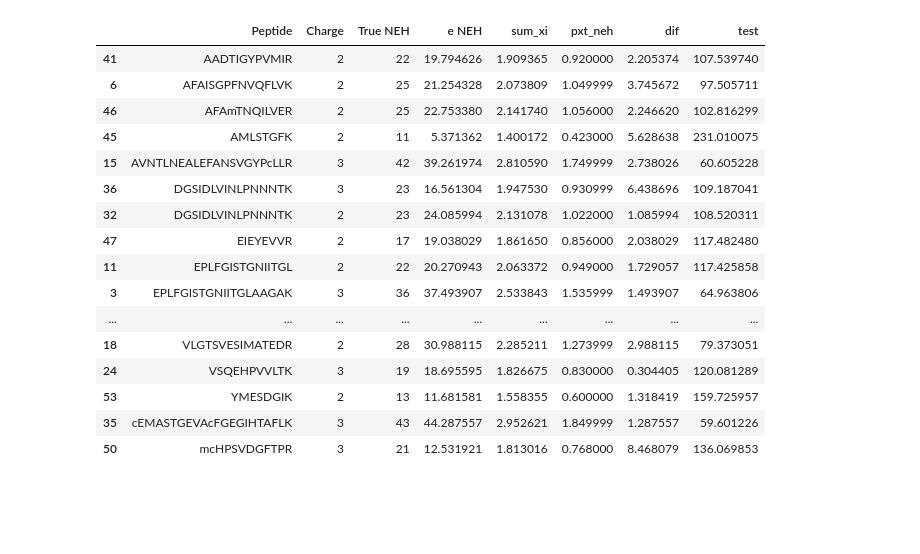
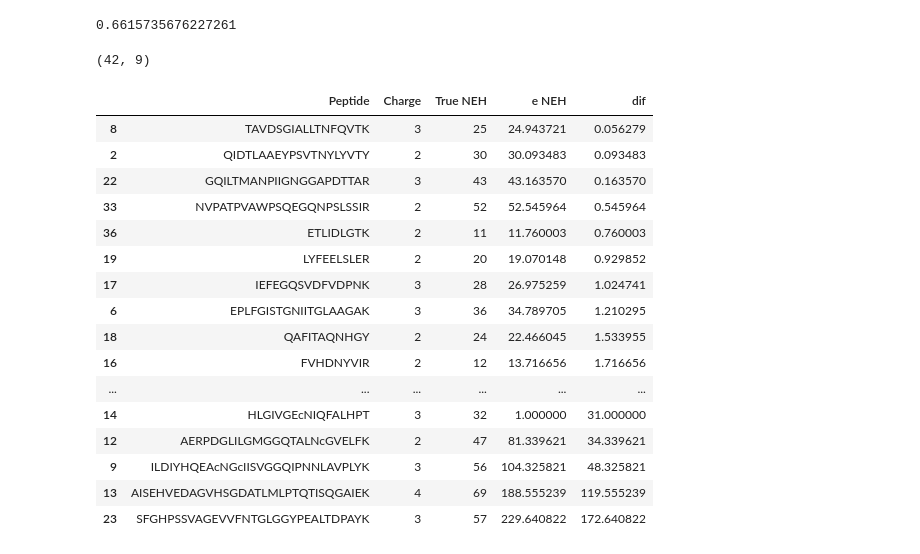
Before and after one commit to henockmamo54/neh_pxt_exp, a Jupyter notebook: nnls_perpeptied/x2_x1.ipynb, the cells around one changed output. Saved outputs shown, nothing was run; the diff lists cells and outputs as text; code cells hidden in the pictures; blank space fills up the shorter version.

Commit message:
AA values computed fron estimated neh

```diff
--- a/nnls_perpeptied/x2_x1.ipynb
+++ b/nnls_perpeptied/x2_x1.ipynb
@@ -3,8 +3,8 @@ import numpy as np
 import pandas as pd
 from scipy.optimize import nnls
 # %%
-path="C:/Workplace/C++/d2ome_v2/v2/v2/bin/Debug/proportion_pxt_neh/"
-time=31
+path="C:/Workplace/C++/d2ome_v2/v2/v2/bin/Debug/"#proportion_pxt_neh/"
+time=6
 pw=0.046
 # %%
 data=pd.read_csv(path+"__CPSM_MOUSE.csv")
@@ -24,15 +25,33 @@ for pep_index in range(data.shape[0]):
     exp_0=list(data.loc[pep_index,["mo","m1","m2","m3","m4","m5"]])
     b=list(data.loc[pep_index,["io","i1","i2","i3","i4","i5"]])#exp_t
 
+#     if (data.loc[pep_index,"Peptied"]!="IEFEGQSVDFVDPNK"):
+#         continue
+
     A=[]
     for i in range(6):
         A.append(([0]*i)+exp_0[:6-i])
     A=np.array(A).transpose()
 #     x=np.matmul( np.linalg.inv ( np.matmul(A.transpose(),A)) , np.matmul(A.transpose(),b)  )
-    x=list(nnls(A,b)[0])
+    x,residual=nnls(A,b)
+
+#     ypred=[np.dot(A[i],x) for i in range(A.shape[0])]
+#     residual=sum([ abs(b[i]-y) for index,y in enumerate(ypred)])
+
+    ypred=[np.dot(A[i],x) for i in range(A.shape[0])]
+    sigma=sum([ (b[i]-y)**2 for index,y in enumerate(ypred)])/(len(ypred)-1)
+    cov=((sigma)*np.linalg.inv(np.matmul(A.transpose(),A)))
+    var=[cov[x][x] for x in range(6)]
+
+    print("\n",data.loc[pep_index,"Peptied"],data.loc[pep_index,"charge"],"\n",np.corrcoef(x,exp_0)[1][0])
 
     neh= (x[2]/x[1])*2* ((1-pw)/pw) +1
-    xm=sum([(index+1)*val / sum(x) for index,val in enumerate(x)])
+    xm=sum([(index)*val / sum(x) for index,val in enumerate(x)])
     res.append([data.loc[pep_index,"Peptied"],data.loc[pep_index,"charge"],data.loc[pep_index,"NEH"],neh,xm,
-               data.loc[pep_index,"e_NEH"]*data.loc[pep_index,"e_pxt"]])
+               data.loc[pep_index,"e_NEH"]*data.loc[pep_index,"e_pxt"],residual])
+
+    r=x[1]/x[2]
+    c=data.loc[pep_index,"e_NEH"]*data.loc[pep_index,"e_pxt"]  #0.0610440961749121
+    t_pw= (r*c-2)/ (r-2)
+    print(pw,neh,pw*neh,"\t",c,"\t",t_pw,c/t_pw)
 #     print(data.loc[pep_index,"Peptied"],x,end="\n\n")
@@ -39,25 +76,33 @@ for pep_index in range(data.shape[0]):
+# %%
+sum([(index)* (val / sum(x)) for index,val in enumerate(x)])
+# %% [output]
+0.6615735676227261
 # %%
 res=pd.DataFrame(res)
-res.columns=["Peptide","Charge","True NEH","e NEH","sum_xi","pxt_neh"]
+res.columns=["Peptide","Charge","True NEH","e NEH","sum_xi","pxt_neh","residual"]
 res["dif"]=abs(res["True NEH"]- res["e NEH"])
+# res["test"]=100*abs(res["sum_xi"]-res["pxt_neh"])/res["pxt_neh"]
 res["test"]=100*abs(res["sum_xi"]-res["pxt_neh"])/res["pxt_neh"]
-res=res.sort_values(by="Peptide")
-res
+
+res=res.sort_values(by="dif")
+print(res.shape)
+res[["Peptide","Charge","True NEH","e NEH","dif"]].head(50)
 # %% [output]
+(42, 9)
-|  | Peptide | Charge | True NEH | e NEH | sum_xi | pxt_neh | dif | test |
-| 41 | AADTIGYPVMIR | 2 | 22 | 19.794626 | 1.909365 | 0.920000 | 2.205374 | 107.539740 |
-| 6 | AFAISGPFNVQFLVK | 2 | 25 | 21.254328 | 2.073809 | 1.049999 | 3.745672 | 97.505711 |
-| 46 | AFAmTNQILVER | 2 | 25 | 22.753380 | 2.141740 | 1.056000 | 2.246620 | 102.816299 |
-| 45 | AMLSTGFK | 2 | 11 | 5.371362 | 1.400172 | 0.423000 | 5.628638 | 231.010075 |
-| 15 | AVNTLNEALEFANSVGYPcLLR | 3 | 42 | 39.261974 | 2.810590 | 1.749999 | 2.738026 | 60.605228 |
-| 36 | DGSIDLVINLPNNNTK | 3 | 23 | 16.561304 | 1.947530 | 0.930999 | 6.438696 | 109.187041 |
-| 32 | DGSIDLVINLPNNNTK | 2 | 23 | 24.085994 | 2.131078 | 1.022000 | 1.085994 | 108.520311 |
-| 47 | EIEYEVVR | 2 | 17 | 19.038029 | 1.861650 | 0.856000 | 2.038029 | 117.482480 |
-| 11 | EPLFGISTGNIITGL | 2 | 22 | 20.270943 | 2.063372 | 0.949000 | 1.729057 | 117.425858 |
-| 3 | EPLFGISTGNIITGLAAGAK | 3 | 36 | 37.493907 | 2.533843 | 1.535999 | 1.493907 | 64.963806 |
-| ... | ... | ... | ... | ... | ... | ... | ... | ... |
-| 18 | VLGTSVESIMATEDR | 2 | 28 | 30.988115 | 2.285211 | 1.273999 | 2.988115 | 79.373051 |
-| 24 | VSQEHPVVLTK | 3 | 19 | 18.695595 | 1.826675 | 0.830000 | 0.304405 | 120.081289 |
-| 53 | YMESDGIK | 2 | 13 | 11.681581 | 1.558355 | 0.600000 | 1.318419 | 159.725957 |
-| 35 | cEMASTGEVAcFGEGIHTAFLK | 3 | 43 | 44.287557 | 2.952621 | 1.849999 | 1.287557 | 59.601226 |
-| 50 | mcHPSVDGFTPR | 3 | 21 | 12.531921 | 1.813016 | 0.768000 | 8.468079 | 136.069853 |
+|  | Peptide | Charge | True NEH | e NEH | dif |
+| 8 | TAVDSGIALLTNFQVTK | 3 | 25 | 24.943721 | 0.056279 |
+| 2 | QIDTLAAEYPSVTNYLYVTY | 2 | 30 | 30.093483 | 0.093483 |
+| 22 | GQILTMANPIIGNGGAPDTTAR | 3 | 43 | 43.163570 | 0.163570 |
+| 33 | NVPATPVAWPSQEGQNPSLSSIR | 2 | 52 | 52.545964 | 0.545964 |
+| 36 | ETLIDLGTK | 2 | 11 | 11.760003 | 0.760003 |
+| 19 | LYFEELSLER | 2 | 20 | 19.070148 | 0.929852 |
+| 17 | IEFEGQSVDFVDPNK | 3 | 28 | 26.975259 | 1.024741 |
+| 6 | EPLFGISTGNIITGLAAGAK | 3 | 36 | 34.789705 | 1.210295 |
+| 18 | QAFITAQNHGY | 2 | 24 | 22.466045 | 1.533955 |
+| 16 | FVHDNYVIR | 2 | 12 | 13.716656 | 1.716656 |
+| ... | ... | ... | ... | ... | ... |
+| 14 | HLGIVGEcNIQFALHPT | 3 | 32 | 1.000000 | 31.000000 |
+| 12 | AERPDGLILGMGGQTALNcGVELFK | 2 | 47 | 81.339621 | 34.339621 |
+| 9 | ILDIYHQEAcNGcIISVGGQIPNNLAVPLYK | 3 | 56 | 104.325821 | 48.325821 |
+| 13 | AISEHVEDAGVHSGDATLMLPTQTISQGAIEK | 4 | 69 | 188.555239 | 119.555239 |
+| 23 | SFGHPSSVAGEVVFNTGLGGYPEALTDPAYK | 3 | 57 | 229.640822 | 172.640822 |
```
Also changed, not shown: parts of 7 cells of this notebook, 5 other files.
